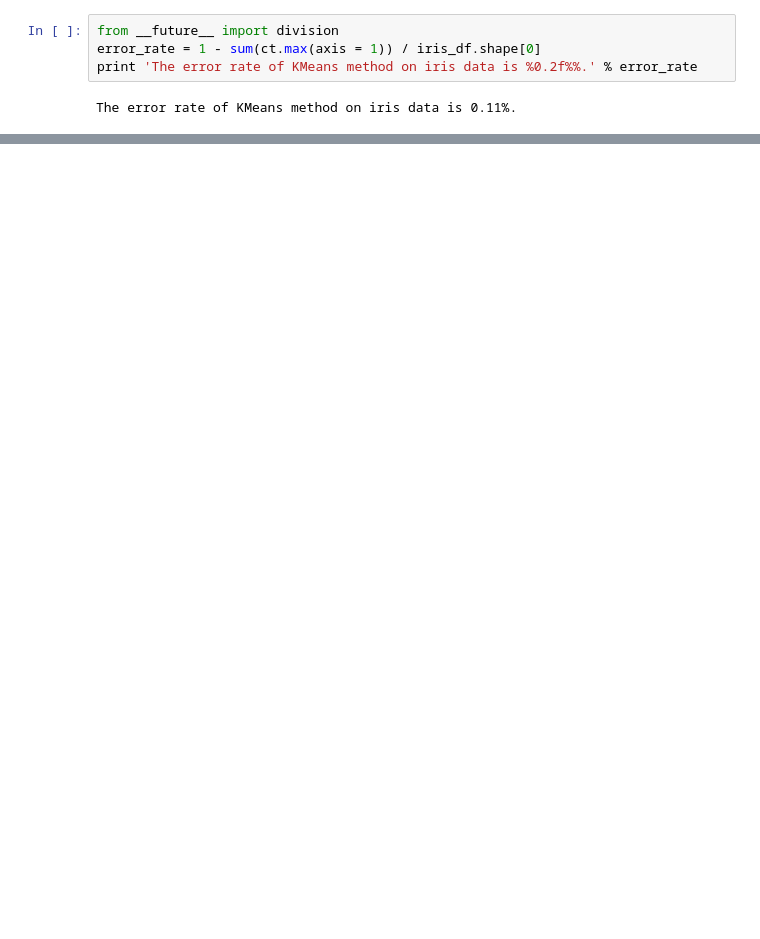
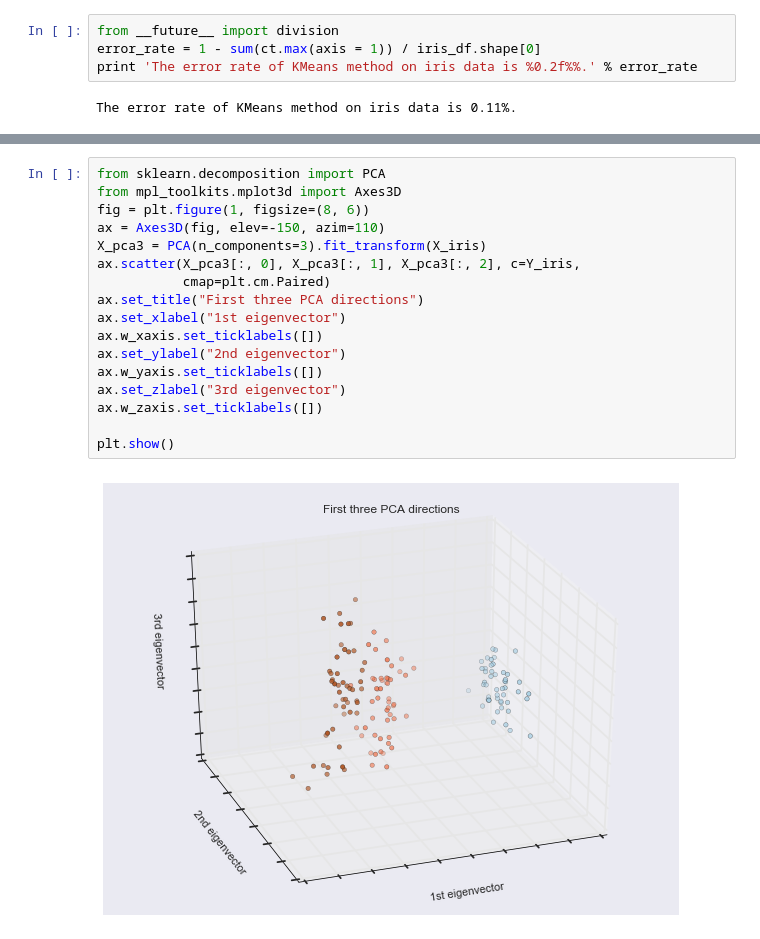
Before and after one commit to edging1218/Sklearn, a Jupyter notebook: Unsupervised_learning/KMeans_Iris.ipynb, the cells around one changed output, grey strips where cells are left out. Saved outputs shown, nothing was run; the diff lists cells and outputs as text; blank space fills up the shorter version.

```diff
--- a/Unsupervised_learning/KMeans_Iris.ipynb
+++ b/Unsupervised_learning/KMeans_Iris.ipynb
@@ -72,0 +89,19 @@ The error rate of KMeans method on iris data is 0.11%.
+# %%
+from sklearn.decomposition import PCA
+from mpl_toolkits.mplot3d import Axes3D
+fig = plt.figure(1, figsize=(8, 6))
+ax = Axes3D(fig, elev=-150, azim=110)
+X_pca3 = PCA(n_components=3).fit_transform(X_iris)
+ax.scatter(X_pca3[:, 0], X_pca3[:, 1], X_pca3[:, 2], c=Y_iris,
+           cmap=plt.cm.Paired)
+ax.set_title("First three PCA directions")
+ax.set_xlabel("1st eigenvector")
+ax.w_xaxis.set_ticklabels([])
+ax.set_ylabel("2nd eigenvector")
+ax.w_yaxis.set_ticklabels([])
+ax.set_zlabel("3rd eigenvector")
+ax.w_zaxis.set_ticklabels([])
+
+plt.show()
+# %% [output]
+[figure, added]
```
Also changed, not shown: parts of 14 cells of this notebook.
